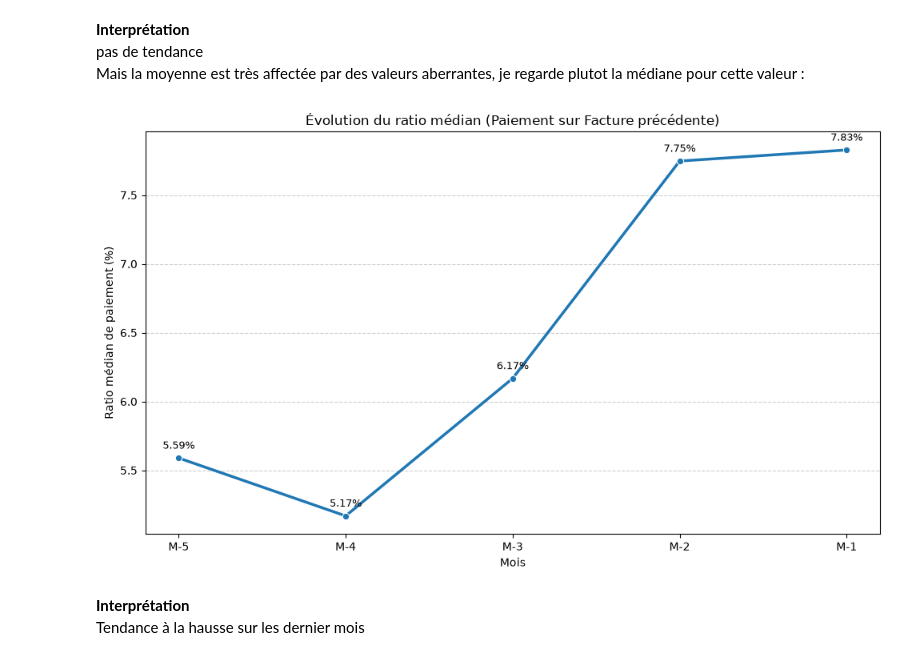
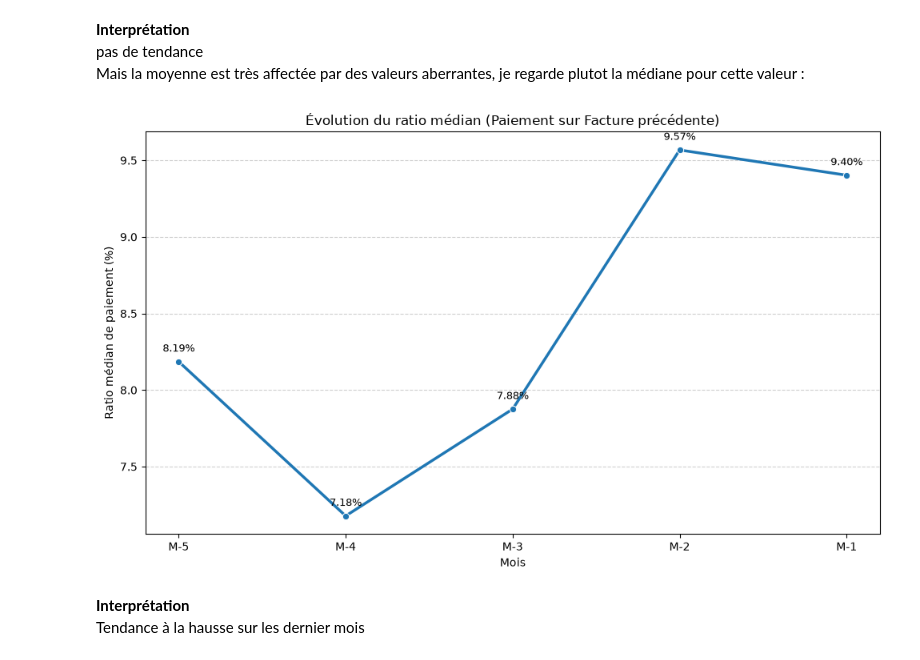
Before and after one commit to johan-mac-59/RiskLens_ML, a Jupyter notebook: src/05_03_EDA_storytelling.ipynb, the cells around one changed output. Cells and saved outputs as stored; diff of their text form; code cells hidden in the pictures.

```diff
--- a/src/05_03_EDA_storytelling.ipynb
+++ b/src/05_03_EDA_storytelling.ipynb
@@ -1571,7 +1532,7 @@ Taux globalement très faible mais on remarque que comme pour les comptes à 0,
 Pas de corrélation évidente entre activation récent du compte et taux de défaut, on est plutôt dans la moyenne du jeu de données.
 # %%
 # 1. Ordre d'affichage : du plus ancien (M-5) au plus récent (M-1)
-ordre_souhaite = [f'ratio_PAY_AMT{i}_to_BILL_AMT{i+1}' for i in range(5, 0, -1)]
+ordre_souhaite = [f'ratio_PAY_BILL{i}' for i in range(5, 0, -1)]
 
 # Filtrer pour ne garder que les colonnes réellement présentes dans le dataframe
 colonnes_actives = [col for col in ordre_souhaite if col in df.columns]
@@ -1580,8 +1541,8 @@ if len(colonnes_actives) > 0:
     # 2. Calcul des moyennes par mois
     moyennes = df[colonnes_actives].mean()
 
-    # Libellés d'abscisse : ratio_PAY_AMT5_to_BILL_AMT6 -> 'M-5', etc.
-    labels_mois = [f"M-{col.split('PAY_AMT')[1].split('_')[0]}" for col in colonnes_actives]
+    # Libellés d'abscisse : ratio_PAY_BILL5 -> 'M-5', etc.
+    labels_mois = [f"M-{col.replace('ratio_PAY_BILL', '')}" for col in colonnes_actives]
 
     # 3. Visualisation
     plt.figure(figsize=(9, 5))
@@ -1618,7 +1579,7 @@ import matplotlib.pyplot as plt
 import seaborn as sns
 
 # 1. Ordre d'affichage : du plus ancien (M-5) au plus récent (M-1)
-ordre_souhaite = [f'ratio_PAY_AMT{i}_to_BILL_AMT{i+1}' for i in range(5, 0, -1)]
+ordre_souhaite = [f'ratio_PAY_BILL{i}' for i in range(5, 0, -1)]
 
 # Filtrer pour ne garder que les colonnes réellement présentes dans le dataframe
 colonnes_actives = [col for col in ordre_souhaite if col in df.columns]
@@ -1626,36 +1587,36 @@ colonnes_actives = [col for col in ordre_souhaite if col in df.columns]
 if len(colonnes_actives) > 0:
     # 2. Calcul de la médiane par période
     medianes = df[colonnes_actives].median()
 
-    # Libellés d'abscisse : ratio_PAY_AMT5_to_BILL_AMT6 -> 'M-5', etc.
-    labels_mois = [f"M-{col.split('PAY_AMT')[1].split('_')[0]}" for col in colonnes_actives]
+    # Libellés d'abscisse : ratio_PAY_BILL5 -> 'M-5', etc.
+    labels_mois = [f"M-{col.replace('ratio_PAY_BILL', '')}" for col in colonnes_actives]
 
     # 3. Visualisation
     plt.figure(figsize=(10, 6))
     sns.lineplot(
         x=labels_mois,
         y=medianes.values,
         marker='o',
         linewidth=2.5,
         color='#1f77b4'
     )
 
     plt.title('Évolution du ratio médian (Paiement sur Facture précédente)')
     plt.xlabel('Mois')
     plt.ylabel('Ratio médian de paiement (%)')
 
     # Ajout des valeurs textuelles
     for i, val in enumerate(medianes.values):
         plt.text(i, val + 0.05, f'{val:.2f}%', ha='center', va='bottom', fontsize=9)
 
     plt.grid(axis='y', linestyle='--', alpha=0.6)
     plt.tight_layout()
     plt.show()
 
 else:
     print(f"Attention : Aucune des colonnes de la liste '{ordre_souhaite}' n'a été trouvée.")
 # %% [output]
-[figure, old version]
+[figure, new version]
 # %% [markdown]
 **Interprétation**
 Tendance à la hausse sur les dernier mois
```
Also changed, not shown: parts of 29 cells of this notebook, 11 other files.
